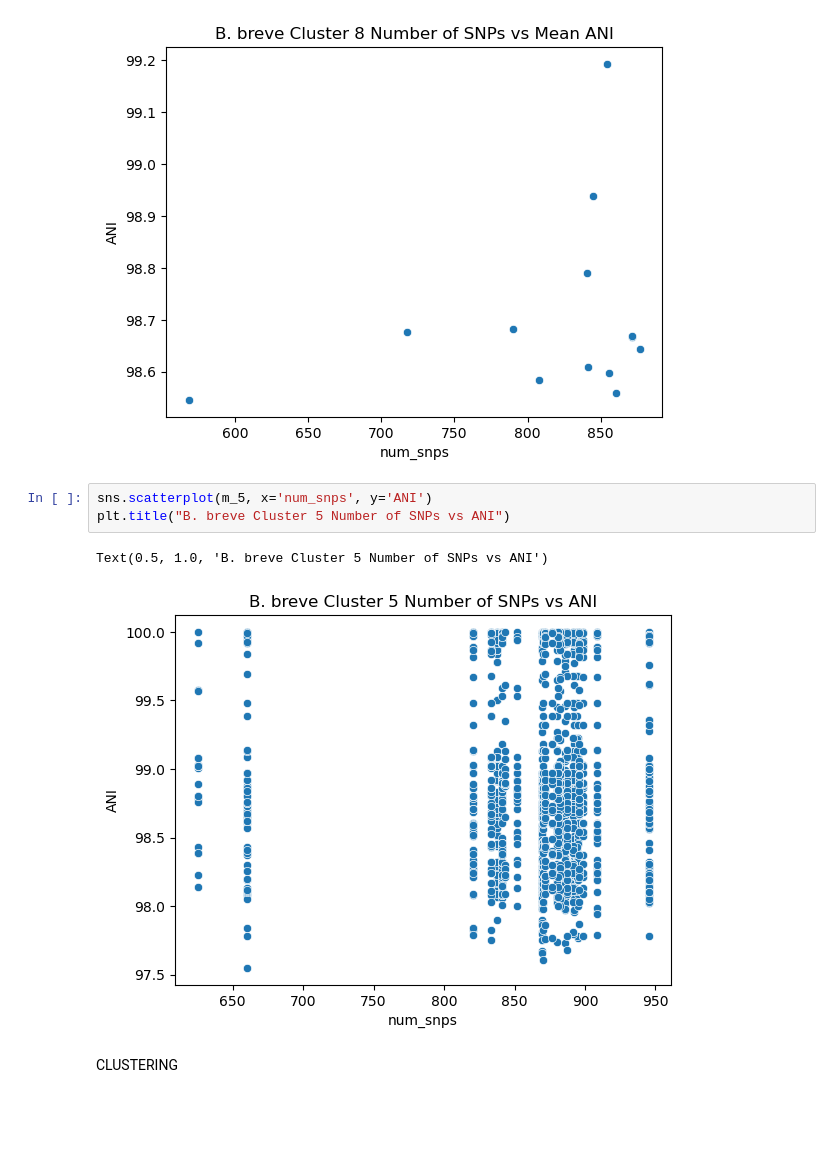
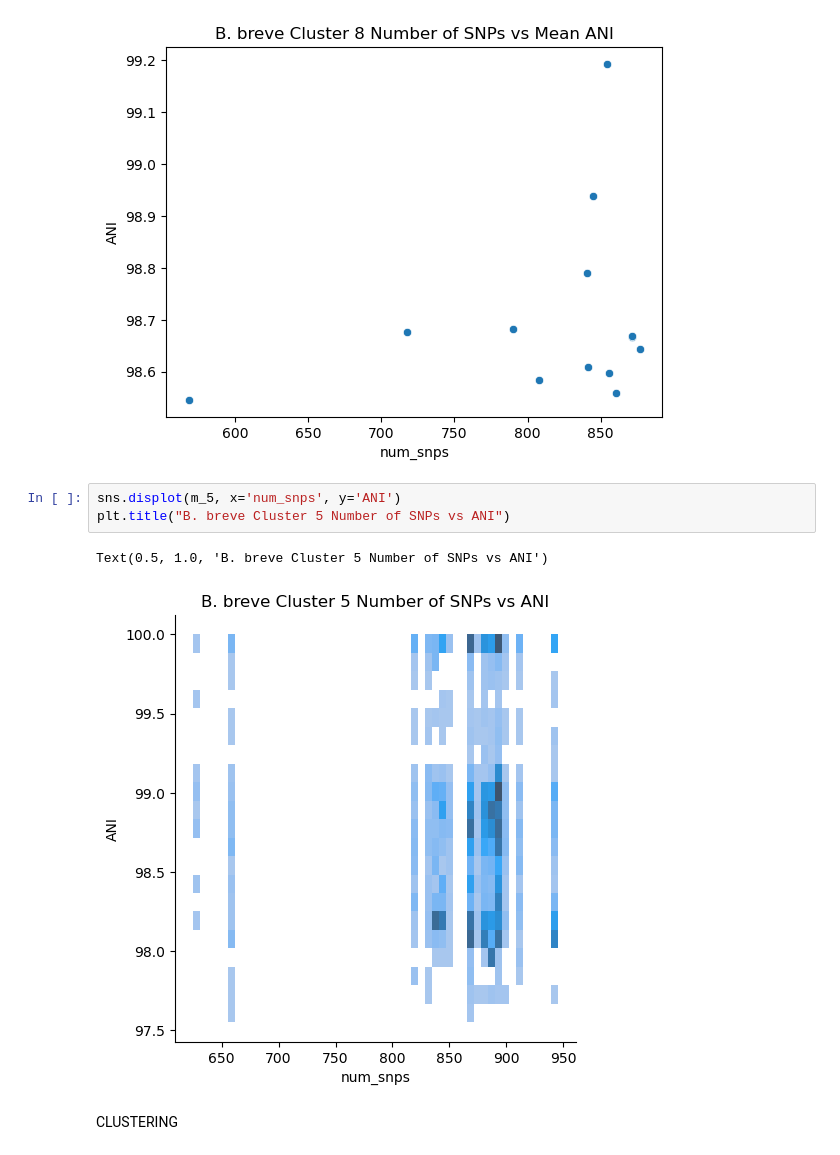
Before and after one commit to annaliese8/PopGenStats_Project, a Jupyter notebook: breve_tool_comparison.ipynb, the cells around one changed output. Cells and saved outputs as stored; diff of their text form; blank space fills up the shorter version.

```diff
--- a/breve_tool_comparison.ipynb
+++ b/breve_tool_comparison.ipynb
@@ -719,11 +742,11 @@ plt.title("B. breve Cluster 8 Number of SNPs vs Mean ANI")
 Text(0.5, 1.0, 'B. breve Cluster 8 Number of SNPs vs Mean ANI')
 [figure]
 # %%
-sns.scatterplot(m_5, x='num_snps', y='ANI')
+sns.displot(m_5, x='num_snps', y='ANI')
 plt.title("B. breve Cluster 5 Number of SNPs vs ANI")
 # %% [output]
 Text(0.5, 1.0, 'B. breve Cluster 5 Number of SNPs vs ANI')
-[figure, old version]
+[figure, new version]
 # %% [markdown]
 CLUSTERING
 # %%
```
Also changed, not shown: parts of 3 cells of this notebook, 4 other files.
